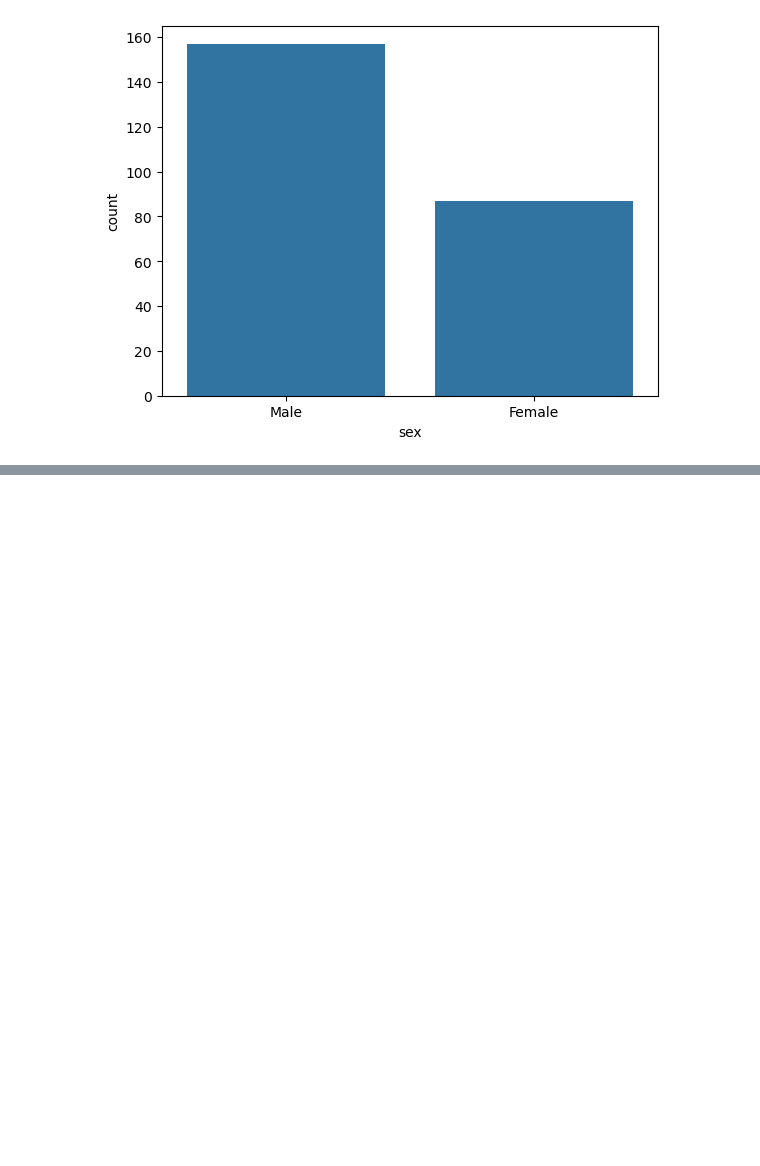
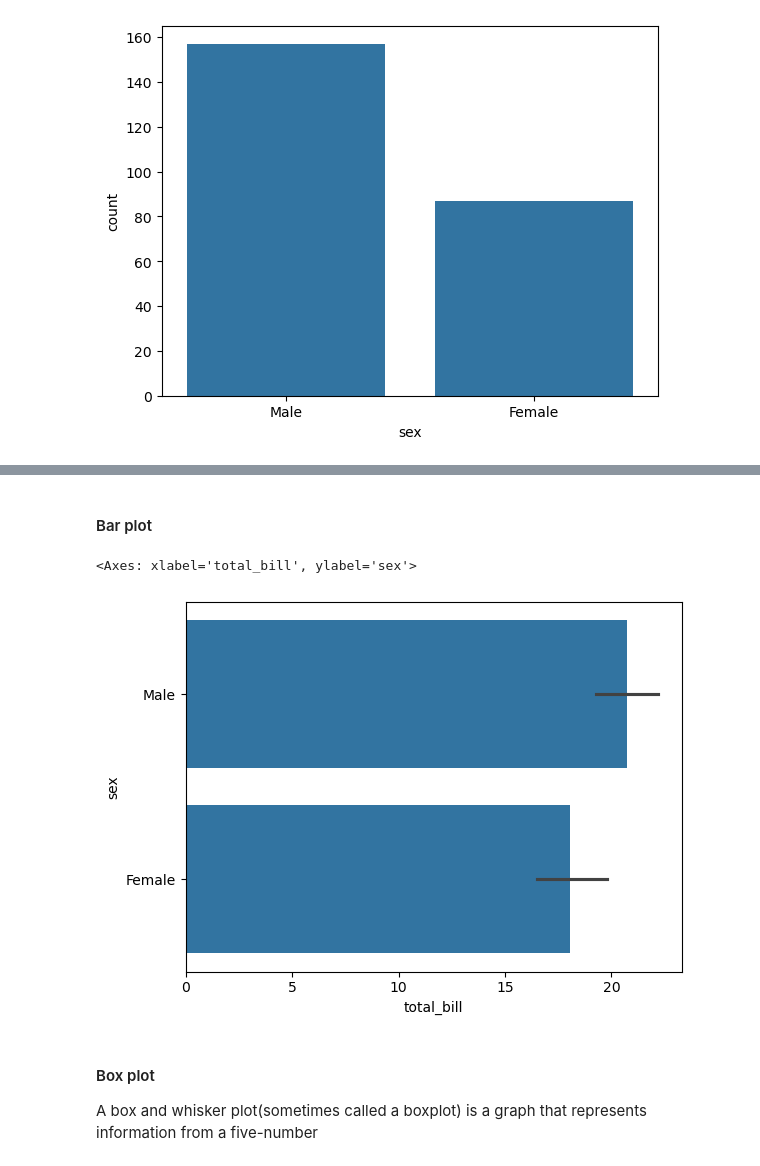
Before and after one commit to Susmita-Dev-04/MLNeuroNook, a Jupyter notebook: Sec1-PyML/SNS.ipynb, the cells around one changed output, grey strips where cells are left out. Cells and saved outputs as stored; diff of their text form; code cells hidden in the pictures; blank space fills up the shorter version.

```diff
--- a/Sec1-PyML/SNS.ipynb
+++ b/Sec1-PyML/SNS.ipynb
@@ -146,0 +152,10 @@ sns.countplot(x='sex', data=df)
+# %% [markdown]
+#### Bar plot
+# %%
+sns.barplot(x='total_bill', y='sex', data=df)
+# %% [output]
+<Axes: xlabel='total_bill', ylabel='sex'>
+[figure, added]
+# %% [markdown]
+#### Box plot
+A box and whisker plot(sometimes called a boxplot) is a graph that represents information from a five-number
```
Also changed, not shown: parts of 1 cell of this notebook.
